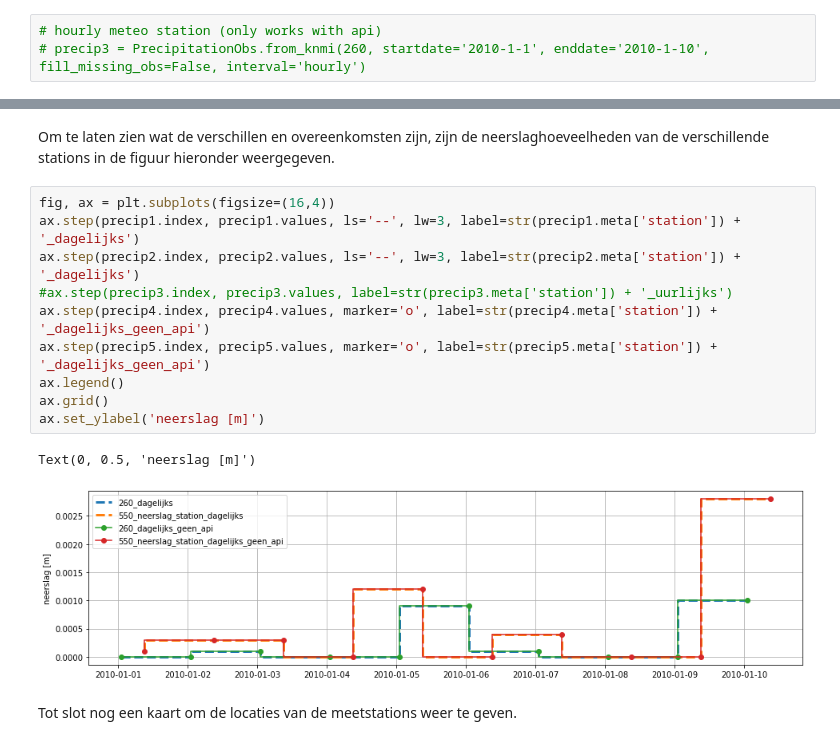
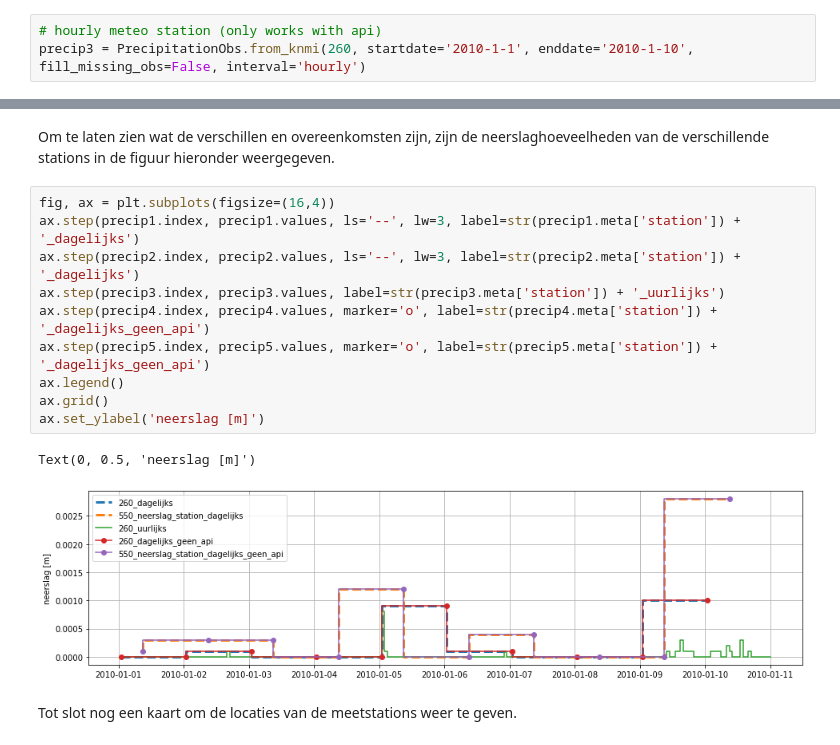
Before and after one commit to ArtesiaWater/hydropandas, a Jupyter notebook: examples/02_knmi_observations.ipynb, the cells around one changed output, grey strips where cells are left out. Drawn from its saved outputs; the diff is of its cells as text.

```diff
--- a/examples/02_knmi_observations.ipynb
+++ b/examples/02_knmi_observations.ipynb
@@ -240,7 +244,7 @@ precip1 = PrecipitationObs.from_knmi(260, startdate='2010-1-1', enddate='2010-1-
 precip2 = PrecipitationObs.from_knmi('550_neerslag_station', startdate='2010-1-1', enddate='2010-1-10', fill_missing_obs=False)
 # %%
 # hourly meteo station (only works with api)
-# precip3 = PrecipitationObs.from_knmi(260, startdate='2010-1-1', enddate='2010-1-10', fill_missing_obs=False, interval='hourly')
+precip3 = PrecipitationObs.from_knmi(260, startdate='2010-1-1', enddate='2010-1-10', fill_missing_obs=False, interval='hourly')
 # %%
 # daily meteo station without api
 precip4 = PrecipitationObs.from_knmi(260, startdate='2010-1-1', enddate='2010-1-10', fill_missing_obs=False, use_api=False)
@@ -252,16 +256,16 @@ Om te laten zien wat de verschillen en overeenkomsten zijn, zijn de neerslaghoev
 # %%
 fig, ax = plt.subplots(figsize=(16,4))
 ax.step(precip1.index, precip1.values, ls='--', lw=3, label=str(precip1.meta['station']) + '_dagelijks')
 ax.step(precip2.index, precip2.values, ls='--', lw=3, label=str(precip2.meta['station']) + '_dagelijks')
-#ax.step(precip3.index, precip3.values, label=str(precip3.meta['station']) + '_uurlijks')
+ax.step(precip3.index, precip3.values, label=str(precip3.meta['station']) + '_uurlijks')
 ax.step(precip4.index, precip4.values, marker='o', label=str(precip4.meta['station']) + '_dagelijks_geen_api')
 ax.step(precip5.index, precip5.values, marker='o', label=str(precip5.meta['station']) + '_dagelijks_geen_api')
 ax.legend()
 ax.grid()
 ax.set_ylabel('neerslag [m]')
 # %% [output]
 Text(0, 0.5, 'neerslag [m]')
-[figure, old version]
+[figure, new version]
 # %% [markdown]
 Tot slot nog een kaart om de locaties van de meetstations weer te geven.
 # %%
```
Also changed, not shown: parts of 7 cells of this notebook, 1 other file.
